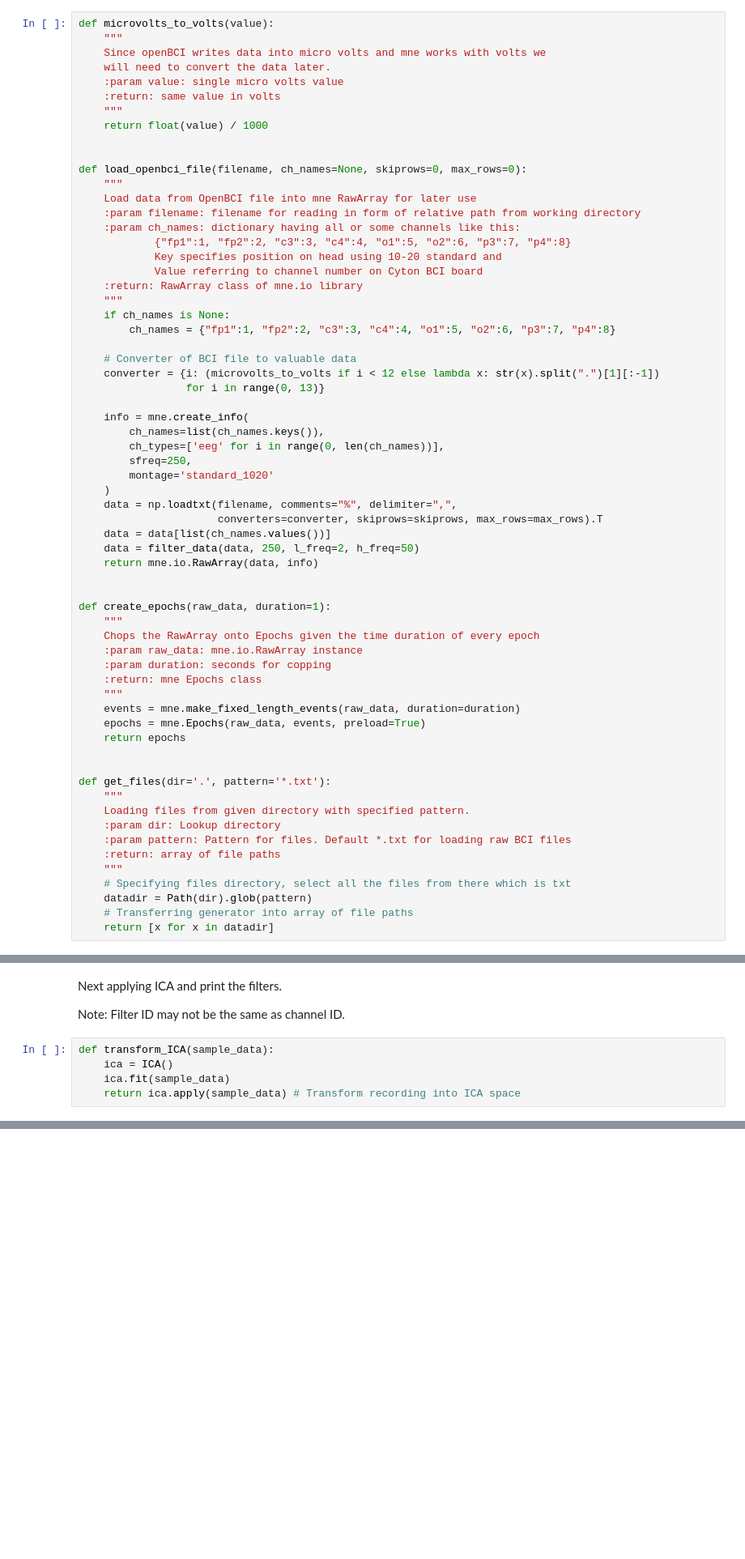
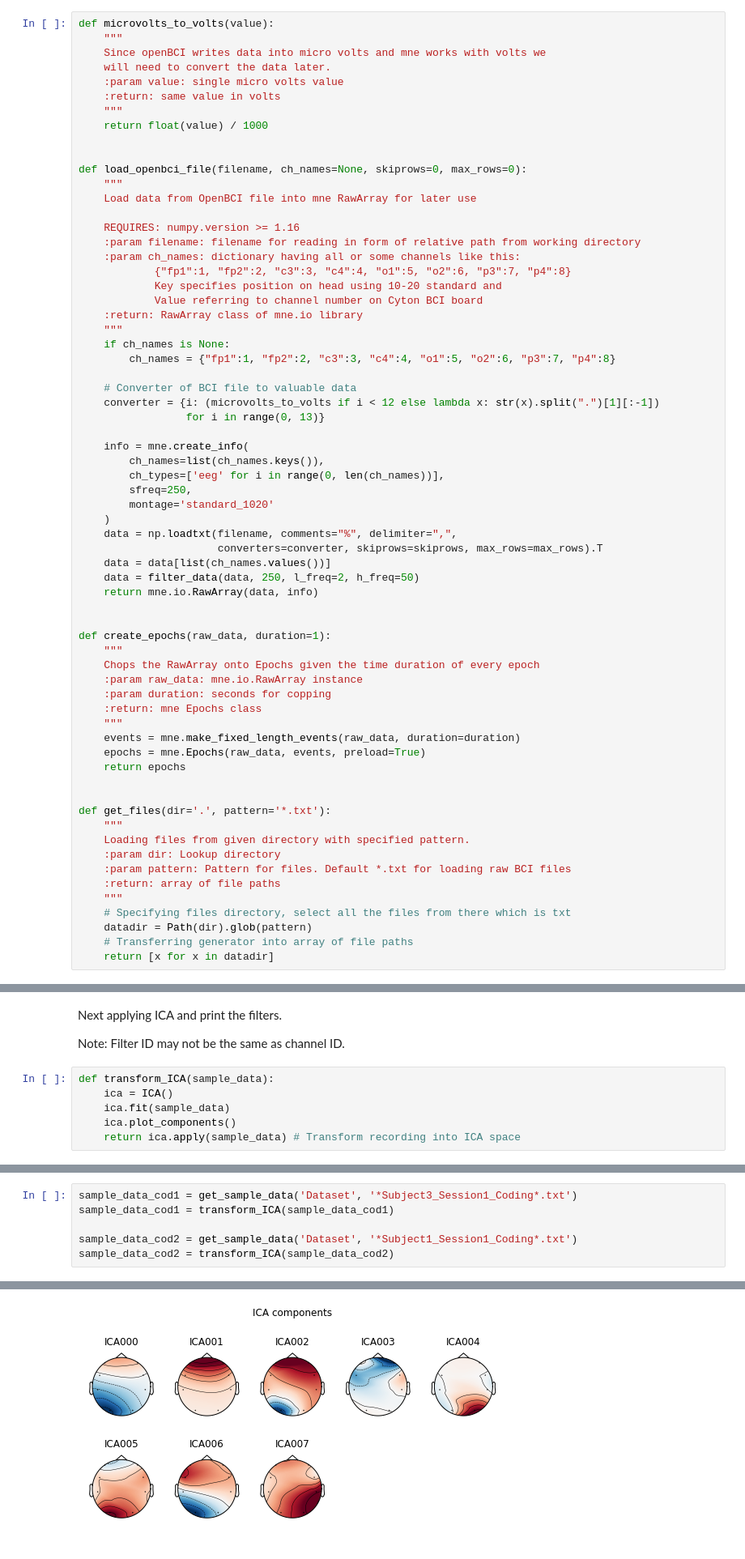
Before and after one commit to VitalyVV/meditation_project, a Jupyter notebook: Untitled.ipynb, the cells around one changed output, grey strips where cells are left out. Shown at 81% size. Saved outputs shown, nothing was run; the diff lists cells and outputs as text; blank space fills up the shorter version.

```diff
--- a/Untitled.ipynb
+++ b/Untitled.ipynb
@@ -23,6 +23,8 @@ def microvolts_to_volts(value):
 def load_openbci_file(filename, ch_names=None, skiprows=0, max_rows=0):
     """
     Load data from OpenBCI file into mne RawArray for later use
+
+    REQUIRES: numpy.version >= 1.16
     :param filename: filename for reading in form of relative path from working directory
     :param ch_names: dictionary having all or some channels like this:
             {"fp1":1, "fp2":2, "c3":3, "c4":4, "o1":5, "o2":6, "p3":7, "p4":8}
@@ -96,6 +98,7 @@ Note: Filter ID may not be the same as channel ID.
 def transform_ICA(sample_data):
     ica = ICA()
     ica.fit(sample_data)
+    ica.plot_components()
     return ica.apply(sample_data) # Transform recording into ICA space
 # %% [markdown]
 # Convert data into vector
@@ -144,0 +190,7 @@ def build_table(data):
+# %%
+sample_data_cod1 = get_sample_data('Dataset', '*Subject3_Session1_Coding*.txt')
+sample_data_cod1 = transform_ICA(sample_data_cod1)
+
+sample_data_cod2 = get_sample_data('Dataset', '*Subject1_Session1_Coding*.txt')
+sample_data_cod2 = transform_ICA(sample_data_cod2)
+# %% [output]
@@ -144,0 +214 @@ def build_table(data):
+[figure, added]
```
Also changed, not shown: parts of 14 cells of this notebook.
